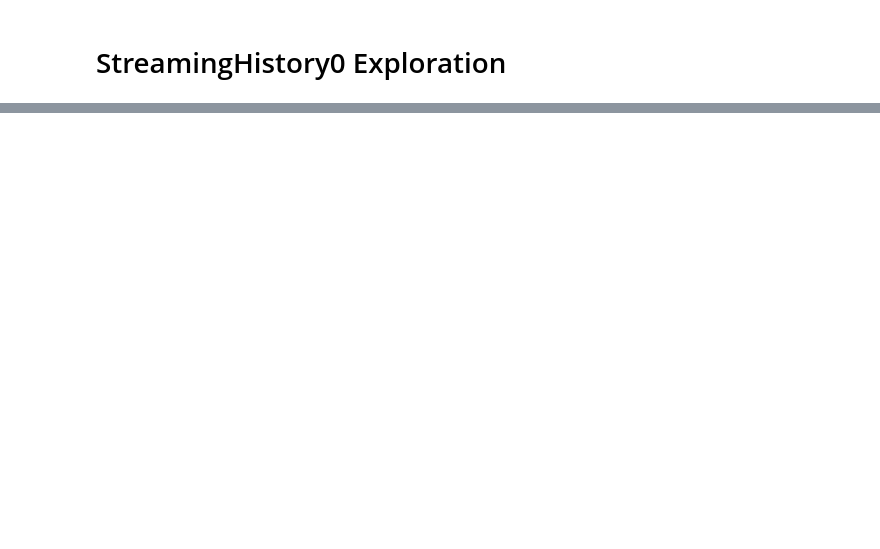
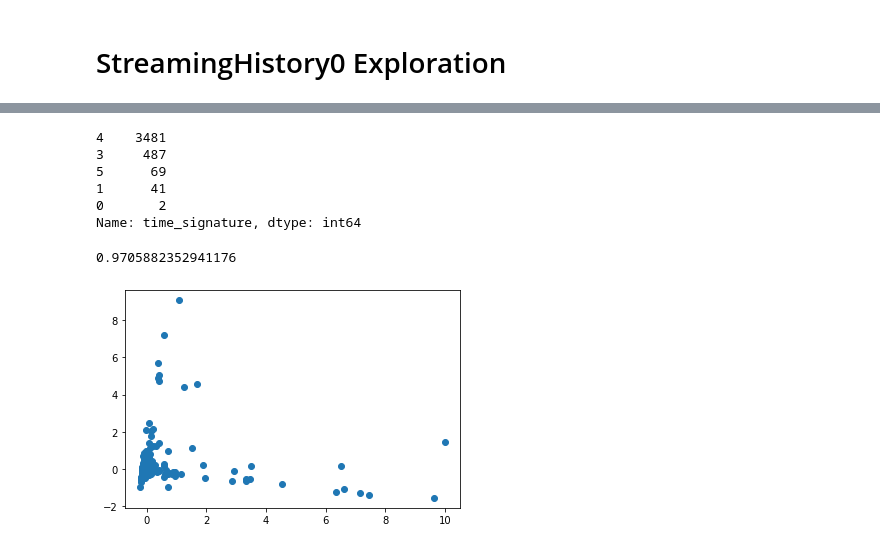
Before and after one commit to jonaengs/Explorify, a Jupyter notebook: initial data exploration.ipynb, the cells around one changed output, grey strips where cells are left out. Drawn from its saved outputs; the diff is of its cells as text; code cells hidden in the pictures; blank space fills up the shorter version.

Commit message:
add genre pca, full data exploration

```diff
--- a/initial data exploration.ipynb
+++ b/initial data exploration.ipynb
@@ -17,7 +17,7 @@ with open("data/StreamingHistory0.json", mode="r", encoding="utf-8") as f:
     data = json.loads(f.read())
 
 _df = pd.DataFrame(data)
+_df.endTime = pd.to_datetime(_df.endTime)
 skipped = _df[_df.msPlayed <= 10_000]
 df = _df[_df.msPlayed > 10_000]
 # df.endTime = df.endTime.apply(lambda dt: datetime.strptime(dt, "%Y-%m-%d %H:%M"))
-df.endTime = pd.to_datetime(df.endTime)
@@ -253,3 +252,13 @@ if False:
+# %%
+# track_features.key.value_counts()
+track_features.time_signature.value_counts()
+# %% [output]
+4    3481
+3     487
+5      69
+1      41
+0       2
+Name: time_signature, dtype: int64
 # %%
 def flatten_series(series):
     return series.apply(pd.Series).stack().reset_index(drop=True)
@@ -314,7 +323,8 @@ def co_occurrence_score(occurrences):
 
 # genre_count(artist_data)
 # weighted_genre_count(artist_data).head(20)
-genres = artist_data.genres
+
+genres = artist_data.artist_genres
 adj_matrix = genre_adj_matrix(genres)
 adj_list = genre_adj_list(genres)
 
@@ -325,3 +335,27 @@ co_occs.sort_values(ascending=False).head(20)
 
 genre = genres[genres.apply(lambda l: "hard bop" in l)]
 sum(genre.apply(lambda gs: "cool jazz" in gs)) / len(genre)
+# %% [output]
+0.9705882352941176
+# %%
+from scipy.spatial import distance
+from sklearn.metrics import pairwise_distances
+from sklearn.decomposition import PCA
+
+artist_genres = artist_data.artist_genres
+genres = flatten_series(artist_genres).unique()
+
+artist_names = artist_data.artist_name
+genre_artist_feature_vectors = np.array([
+    np.array(artist_genres.apply(lambda gs: genre in gs))
+    for genre in genres
+])
+
+pca = PCA(n_components=2)
+transformed = pca.fit_transform(genre_artist_feature_vectors)
+# distances = pairwise_distances(genre_artist_feature_vectors, metric="cosine")
+# %%
+plt.scatter(*zip(*transformed))
+plt.show()
+# %% [output]
+[figure, added]
```
Also changed, not shown: parts of 5 cells of this notebook, 3 other files.
